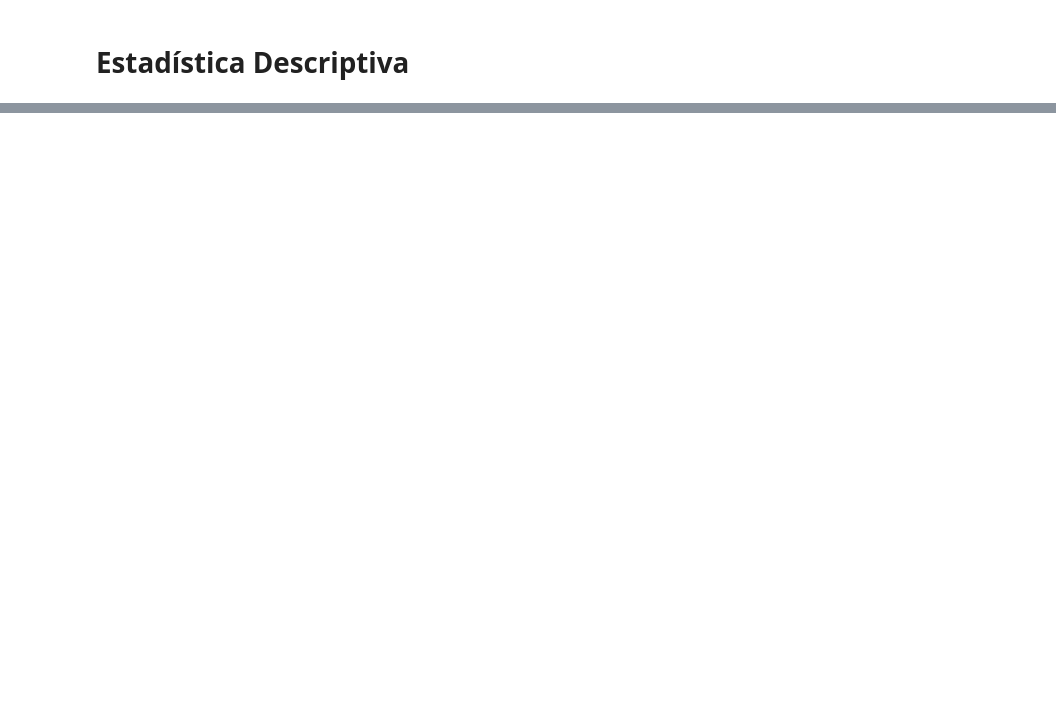
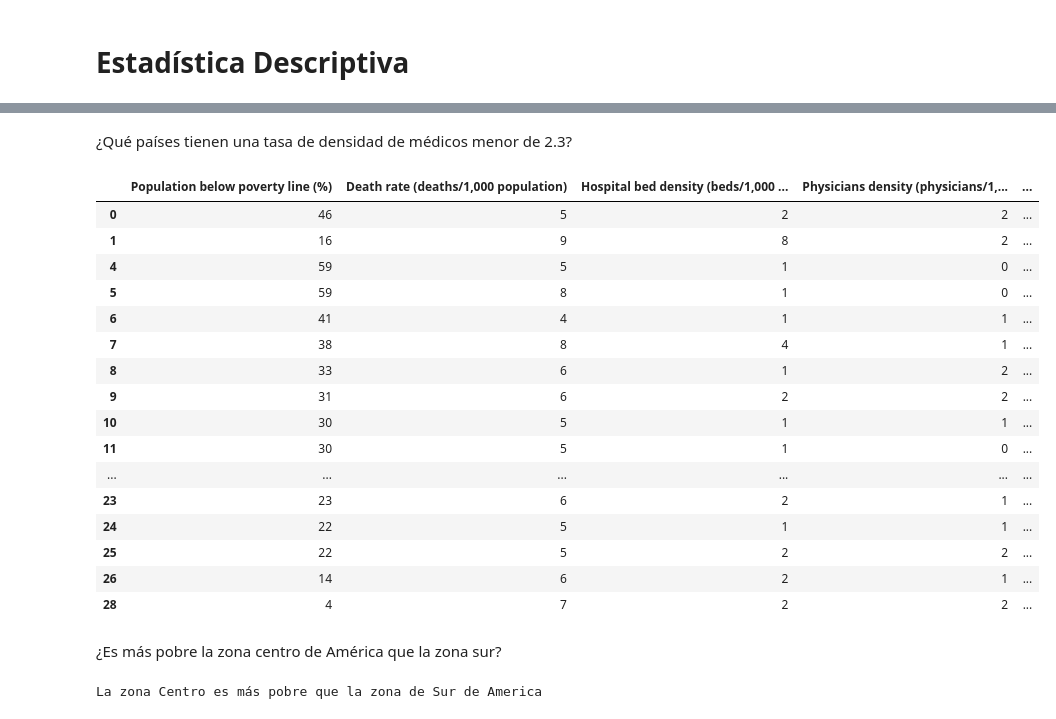
Before and after one commit to DCIDA2019/dcida2020ii-JJRamirezR, a Jupyter notebook: Sep11/EstDescriptiva.ipynb, the cells around one changed output, grey strips where cells are left out. Drawn from its saved outputs; the diff is of its cells as text; code cells hidden in the pictures; blank space fills up the shorter version.

```diff
--- a/Sep11/EstDescriptiva.ipynb
+++ b/Sep11/EstDescriptiva.ipynb
@@ -96,0 +173,34 @@ A
+# %% [markdown]
+¿Qué países tienen una tasa de densidad de médicos menor de 2.3?
+# %%
+dmed=A['Physicians density (physicians/1,000 population)']<2.3
+A[dmed]
+# %% [output]
+|  | Population below poverty line (%) | Death rate (deaths/1,000 population) | Hospital bed density (beds/1,000 ... | Physicians density (physicians/1,... | ... |
+| 0 | 46 | 5 | 2 | 2 | ... |
+| 1 | 16 | 9 | 8 | 2 | ... |
+| 4 | 59 | 5 | 1 | 0 | ... |
+| 5 | 59 | 8 | 1 | 0 | ... |
+| 6 | 41 | 4 | 1 | 1 | ... |
+| 7 | 38 | 8 | 4 | 1 | ... |
+| 8 | 33 | 6 | 1 | 2 | ... |
+| 9 | 31 | 6 | 2 | 2 | ... |
+| 10 | 30 | 5 | 1 | 1 | ... |
+| 11 | 30 | 5 | 1 | 0 | ... |
+| ... | ... | ... | ... | ... | ... |
+| 23 | 23 | 6 | 2 | 1 | ... |
+| 24 | 22 | 5 | 1 | 1 | ... |
+| 25 | 22 | 5 | 2 | 2 | ... |
+| 26 | 14 | 6 | 2 | 1 | ... |
+| 28 | 4 | 7 | 2 | 2 | ... |
+# %% [markdown]
+¿Es más pobre la zona centro de América que la zona sur?
+# %%
+pSA=SA['Population below poverty line (%)'].mean()
+pCA=CA['Population below poverty line (%)'].mean()
+if pCA < pSA:
+    print('La zona Sur es más pobre que la zona de Centro de America')
+else:
+     print('La zona Centro es más pobre que la zona de Sur de America')
+# %% [output]
+La zona Centro es más pobre que la zona de Sur de America
```
Also changed, not shown: parts of 13 cells of this notebook.
